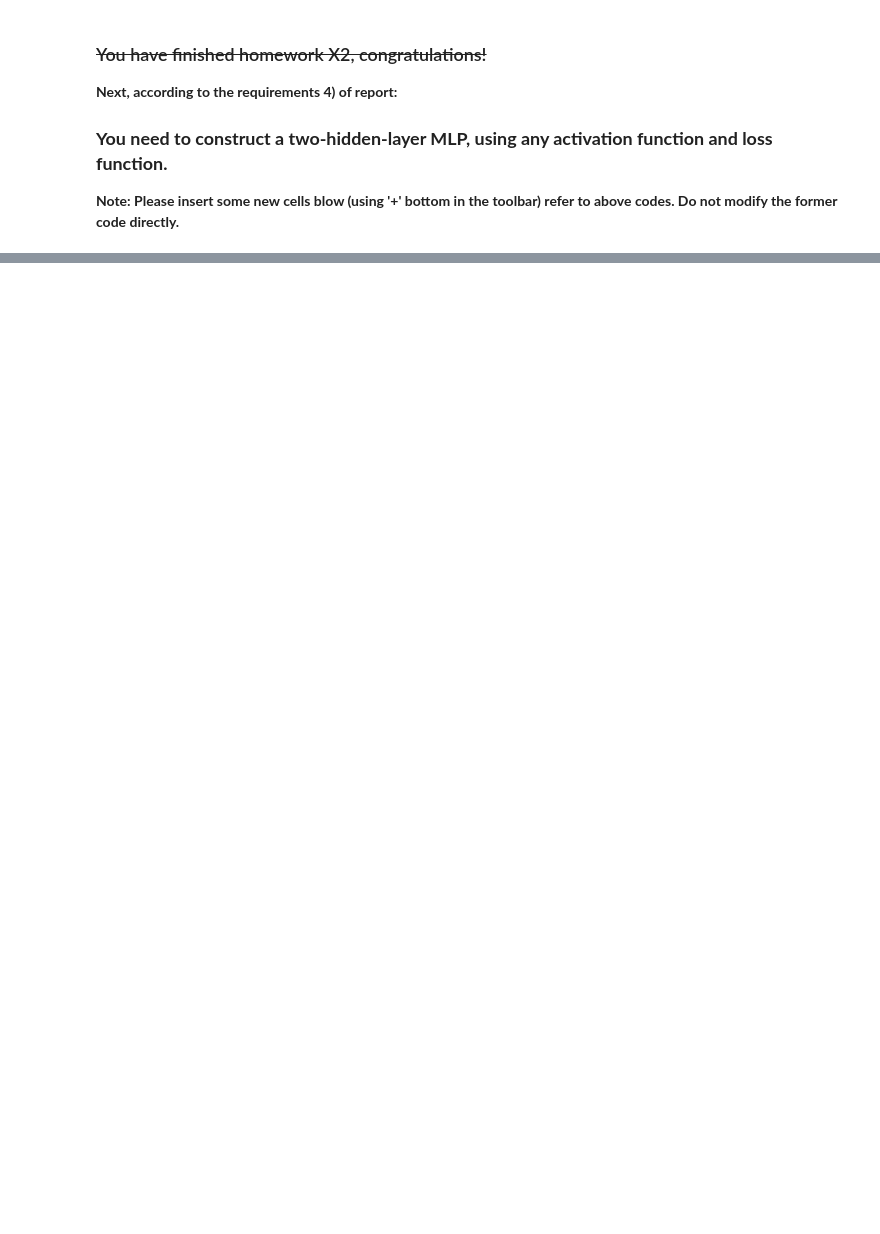
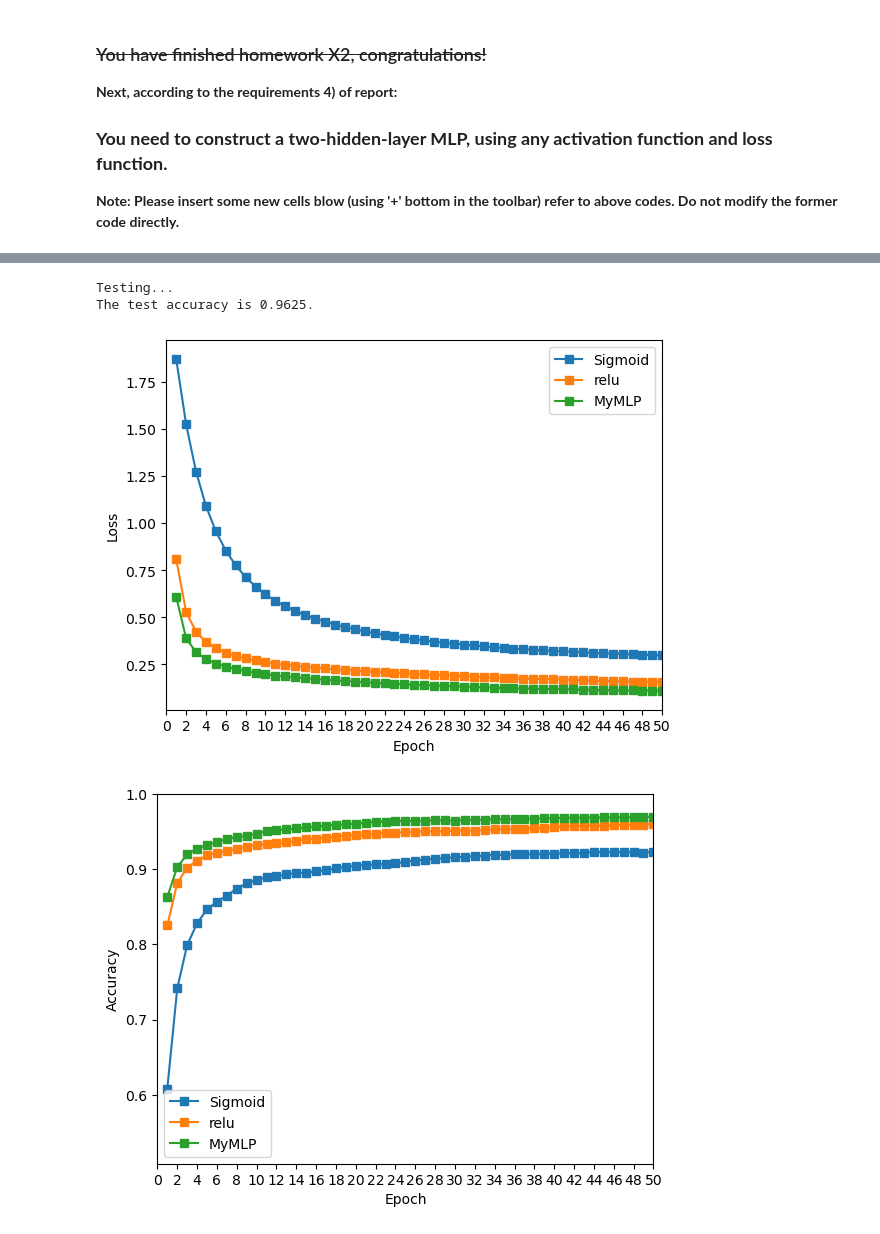
Before and after one commit to allanli608/Intro-to-Deep-Learning, a Jupyter notebook: a2/main.ipynb, the cells around one changed output, grey strips where cells are left out. Drawn from its saved outputs; the diff is of its cells as text; code cells hidden in the pictures; blank space fills up the shorter version.

```diff
--- a/a2/main.ipynb
+++ b/a2/main.ipynb
@@ -48,14 +50,14 @@ data_test = tf.data.Dataset.zip((x_test, y_test))
 ## Set Hyerparameters
 You can modify hyerparameters by yourself.
 # %%
-batch_size = 100
-max_epoch = 20
+batch_size = 128
+max_epoch = 50
 init_std = 0.01
 
-learning_rate_SGD = 0.001
-weight_decay = 0.1
+learning_rate_SGD = 0.005
+weight_decay = 1e-4
 
-disp_freq = 50
+disp_freq = 100
 # %% [markdown]
 ## 1. MLP with Euclidean Loss
 In part-1, you need to train a MLP with **Euclidean Loss**.
@@ -167,3 +261,19 @@ plot_loss_and_acc({'Sigmoid': [sigmoid_loss, sigmoid_acc],
 ### **You need to construct a two-hidden-layer MLP, using any activation function and loss function.**
 
 **Note: Please insert some new cells blow (using '+' bottom in the toolbar) refer to above codes. Do not modify the former code directly.**
+# %%
+from criterion import SoftmaxCrossEntropyLossLayer
+
+criterion = SoftmaxCrossEntropyLossLayer()
+
+sgd = SGD(learning_rate_SGD, weight_decay)
+# %%
+myMLP = Network()
+myMLP.add(FCLayer(784, 256))
+myMLP.add(ReLULayer())
+myMLP.add(FCLayer(256, 128))
+myMLP.add(ReLULayer())
+myMLP.add(FCLayer(128, 10))
+criterion = SoftmaxCrossEntropyLossLayer()
+# %%
+myMLP, my_loss, my_acc = train(myMLP, criterion, sgd, data_train, max_epoch, batch_size, disp_freq)
@@ -169,0 +298,12 @@ plot_loss_and_acc({'Sigmoid': [sigmoid_loss, sigmoid_acc],
+# %%
+test(myMLP, criterion, data_test, batch_size, disp_freq)
+# %% [output]
+Testing...
+The test accuracy is 0.9625.
+# %%
+plot_loss_and_acc({'Sigmoid': [sigmoid_loss, sigmoid_acc],
+                   'relu': [relu_loss, relu_acc],
+                   'MyMLP': [my_loss, my_acc]})
+# %% [output]
+[figure, added]
+[figure, added]
```
Also changed, not shown: parts of 12 cells of this notebook, 7 other files.
